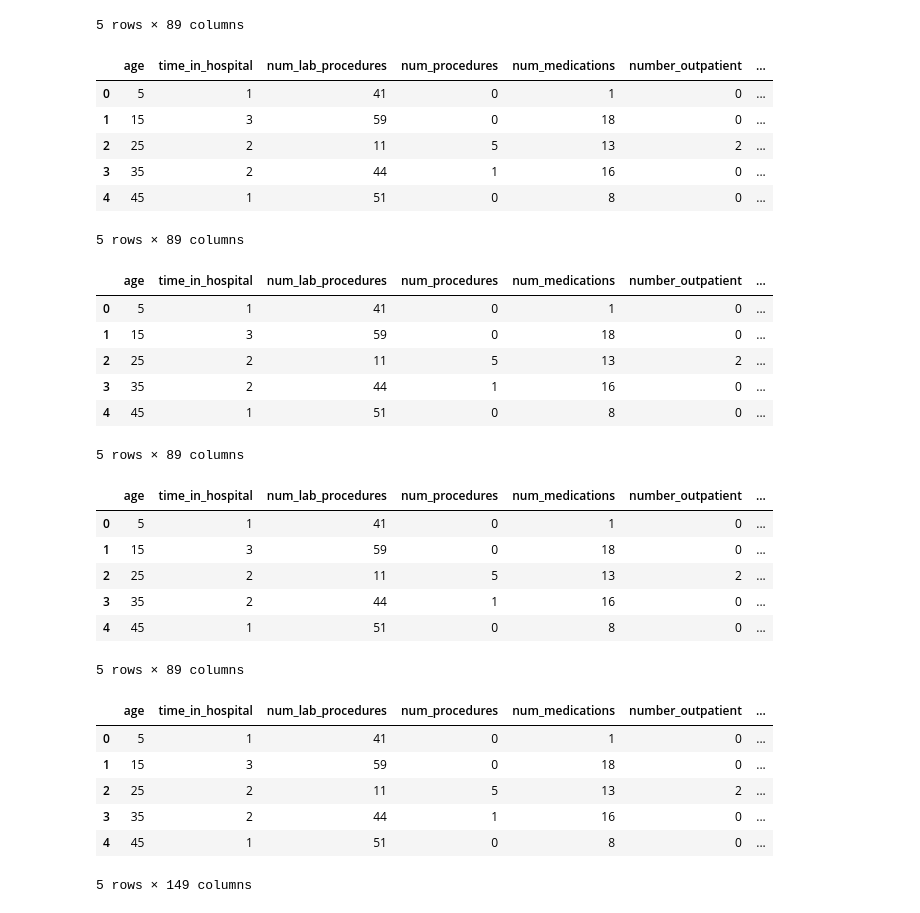
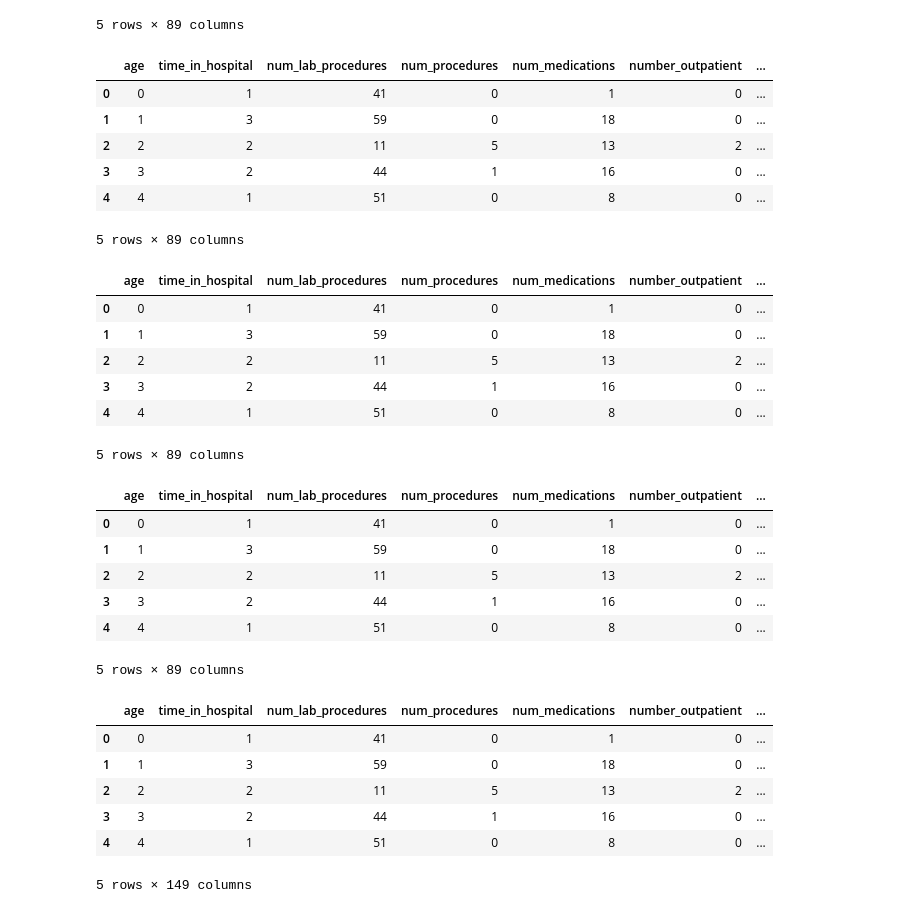
Before and after one commit to MrChooey/Diabetes_Readmission, a Jupyter notebook: notebooks/preprocessing.ipynb, the cells around one changed output. Drawn from its saved outputs; the diff is of its cells as text; code cells hidden in the pictures.

```diff
--- a/notebooks/preprocessing.ipynb
+++ b/notebooks/preprocessing.ipynb
@@ -150,19 +150,20 @@ raw_data.head()
 5 rows × 89 columns
 # %%
 age_map = {
-    "[0-10)":5, "[10-20)":15, "[20-30)":25, "[30-40)":35,
-    "[40-50)":45, "[50-60)":55, "[60-70)":65, "[70-80)":75,
-    "[80-90)":85, "[90-100)":95
+    "[0-10)":0, "[10-20)":1, "[20-30)":2, "[30-40)":3,
+    "[40-50)":4, "[50-60)":5, "[60-70)":6, "[70-80)":7,
+    "[80-90)":8, "[90-100)":9
 }
+
 raw_data["age"] = raw_data["age"].map(age_map).astype(int)
 raw_data.head()
 # %% [output]
 |  | age | time_in_hospital | num_lab_procedures | num_procedures | num_medications | number_outpatient | ... |
-| 0 | 5 | 1 | 41 | 0 | 1 | 0 | ... |
-| 1 | 15 | 3 | 59 | 0 | 18 | 0 | ... |
-| 2 | 25 | 2 | 11 | 5 | 13 | 2 | ... |
-| 3 | 35 | 2 | 44 | 1 | 16 | 0 | ... |
-| 4 | 45 | 1 | 51 | 0 | 8 | 0 | ... |
+| 0 | 0 | 1 | 41 | 0 | 1 | 0 | ... |
+| 1 | 1 | 3 | 59 | 0 | 18 | 0 | ... |
+| 2 | 2 | 2 | 11 | 5 | 13 | 2 | ... |
+| 3 | 3 | 2 | 44 | 1 | 16 | 0 | ... |
+| 4 | 4 | 1 | 51 | 0 | 8 | 0 | ... |
 5 rows × 89 columns
 # %%
 #
@@ -178,11 +179,11 @@ for col in DRUG_KEEP:
 raw_data.head()
 # %% [output]
 |  | age | time_in_hospital | num_lab_procedures | num_procedures | num_medications | number_outpatient | ... |
-| 0 | 5 | 1 | 41 | 0 | 1 | 0 | ... |
-| 1 | 15 | 3 | 59 | 0 | 18 | 0 | ... |
-| 2 | 25 | 2 | 11 | 5 | 13 | 2 | ... |
-| 3 | 35 | 2 | 44 | 1 | 16 | 0 | ... |
-| 4 | 45 | 1 | 51 | 0 | 8 | 0 | ... |
+| 0 | 0 | 1 | 41 | 0 | 1 | 0 | ... |
+| 1 | 1 | 3 | 59 | 0 | 18 | 0 | ... |
+| 2 | 2 | 2 | 11 | 5 | 13 | 2 | ... |
+| 3 | 3 | 2 | 44 | 1 | 16 | 0 | ... |
+| 4 | 4 | 1 | 51 | 0 | 8 | 0 | ... |
 5 rows × 89 columns
 # %%
 binary_map = {"No":0, "Ch":1, "Yes":1}
@@ -192,11 +193,11 @@ raw_data["diabetesMed"] = raw_data["diabetesMed"].map(binary_map).astype(int)
 raw_data.head()
 # %% [output]
 |  | age | time_in_hospital | num_lab_procedures | num_procedures | num_medications | number_outpatient | ... |
-| 0 | 5 | 1 | 41 | 0 | 1 | 0 | ... |
-| 1 | 15 | 3 | 59 | 0 | 18 | 0 | ... |
-| 2 | 25 | 2 | 11 | 5 | 13 | 2 | ... |
-| 3 | 35 | 2 | 44 | 1 | 16 | 0 | ... |
-| 4 | 45 | 1 | 51 | 0 | 8 | 0 | ... |
+| 0 | 0 | 1 | 41 | 0 | 1 | 0 | ... |
+| 1 | 1 | 3 | 59 | 0 | 18 | 0 | ... |
+| 2 | 2 | 2 | 11 | 5 | 13 | 2 | ... |
+| 3 | 3 | 2 | 44 | 1 | 16 | 0 | ... |
+| 4 | 4 | 1 | 51 | 0 | 8 | 0 | ... |
 5 rows × 89 columns
 # %%
 # Bucket ICD-9 codes for interpretability
@@ -287,11 +288,11 @@ raw_data = pd.get_dummies(raw_data, columns=DIAG_GRP_COLS, drop_first=False, dty
 raw_data.head()
 # %% [output]
 |  | age | time_in_hospital | num_lab_procedures | num_procedures | num_medications | number_outpatient | ... |
-| 0 | 5 | 1 | 41 | 0 | 1 | 0 | ... |
-| 1 | 15 | 3 | 59 | 0 | 18 | 0 | ... |
-| 2 | 25 | 2 | 11 | 5 | 13 | 2 | ... |
-| 3 | 35 | 2 | 44 | 1 | 16 | 0 | ... |
-| 4 | 45 | 1 | 51 | 0 | 8 | 0 | ... |
+| 0 | 0 | 1 | 41 | 0 | 1 | 0 | ... |
+| 1 | 1 | 3 | 59 | 0 | 18 | 0 | ... |
+| 2 | 2 | 2 | 11 | 5 | 13 | 2 | ... |
+| 3 | 3 | 2 | 44 | 1 | 16 | 0 | ... |
+| 4 | 4 | 1 | 51 | 0 | 8 | 0 | ... |
 5 rows × 149 columns
 # %%
 # --- 2) drop raw ICD code columns (now redundant after *_grp OHE) ---
```
Also changed, not shown: parts of 2 cells of this notebook.
